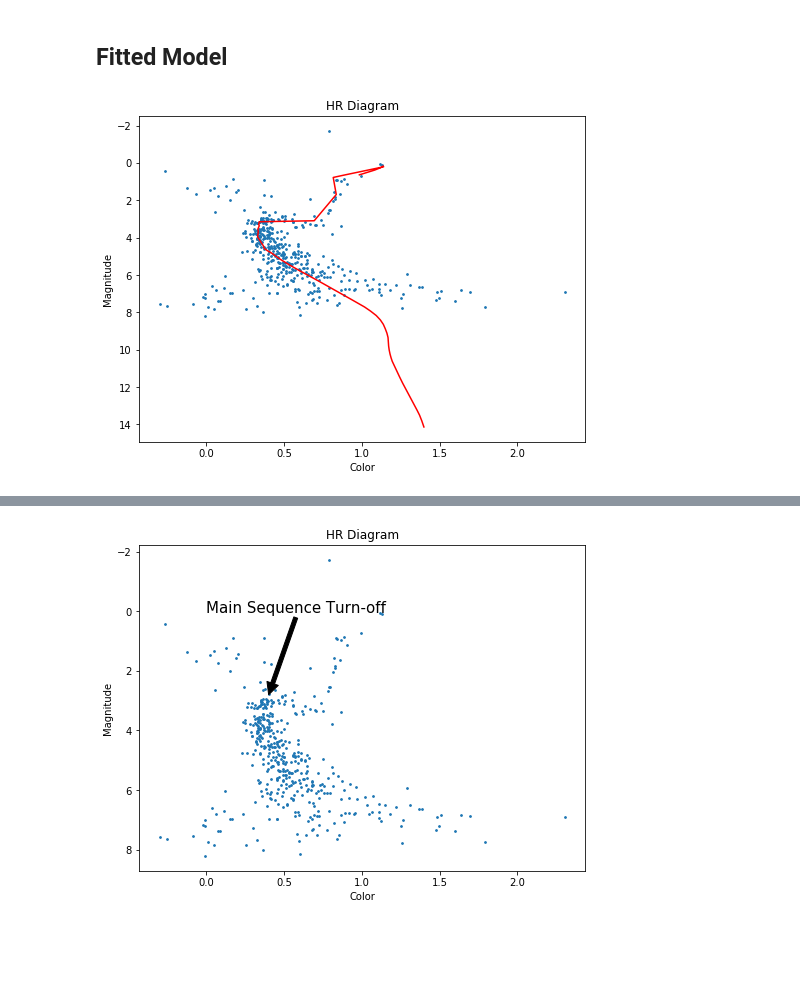
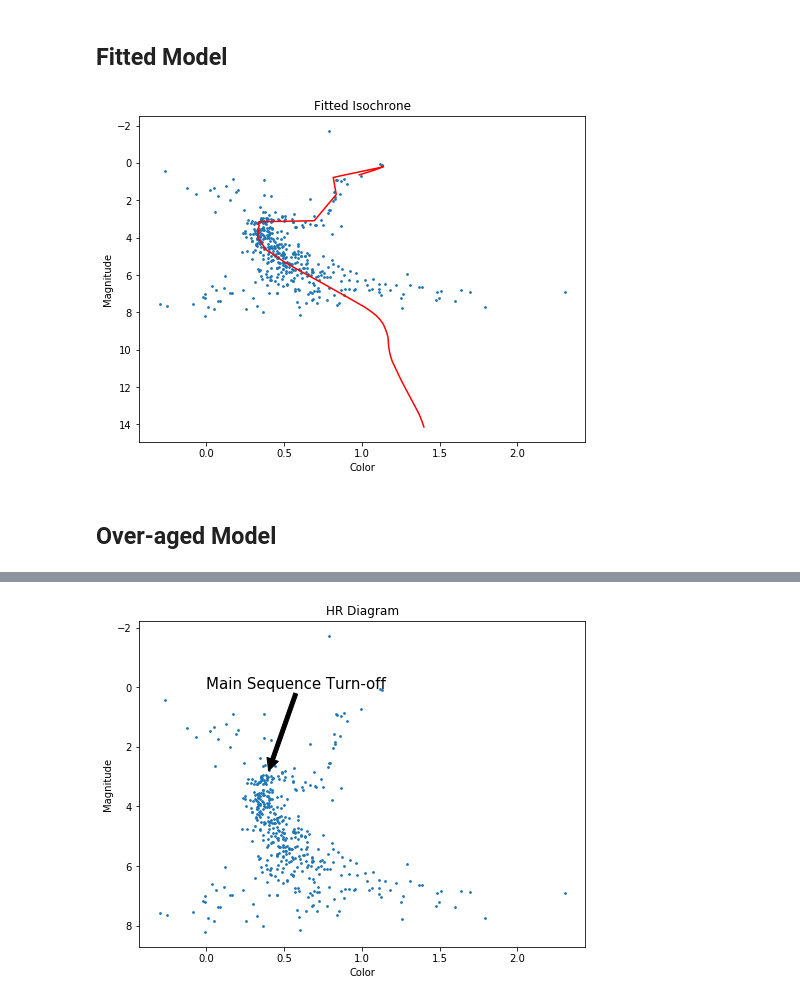
Before and after one commit to thyme4soup/A100HRDiagrams, a Jupyter notebook: HR Diagram Derivation.ipynb, the cells around one changed output, grey strips where cells are left out. Cells and saved outputs as stored; diff of their text form; code cells hidden in the pictures; blank space fills up the shorter version.

```diff
--- a/HR Diagram Derivation.ipynb
+++ b/HR Diagram Derivation.ipynb
@@ -607,12 +607,14 @@ model_v = model.V_mag
 model_bv = model_b - model_v - 0.2
 # %%
 plt.figure(figsize=(8, 6))
-plt.title("HR Diagram")
+plt.title("Fitted Isochrone")
 plt.xlabel("Color")
 plt.ylabel("Magnitude")
 plt.scatter(colors, luminosities, s=3)
 plt.gca().invert_yaxis()
 plt.plot(model_bv,model_v + 0.4, color='red')
 plt.show()
 # %% [output]
-[figure, old version]
+[figure, new version]
+# %% [markdown]
+## Over-aged Model
```
Also changed, not shown: parts of 6 cells of this notebook.
